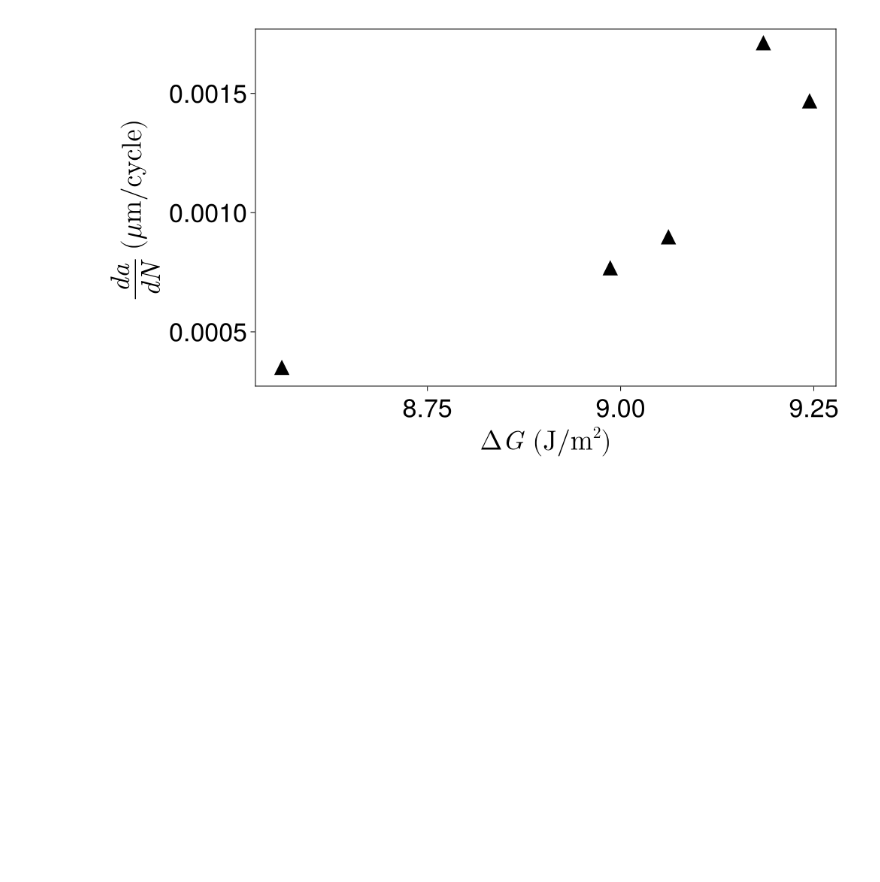
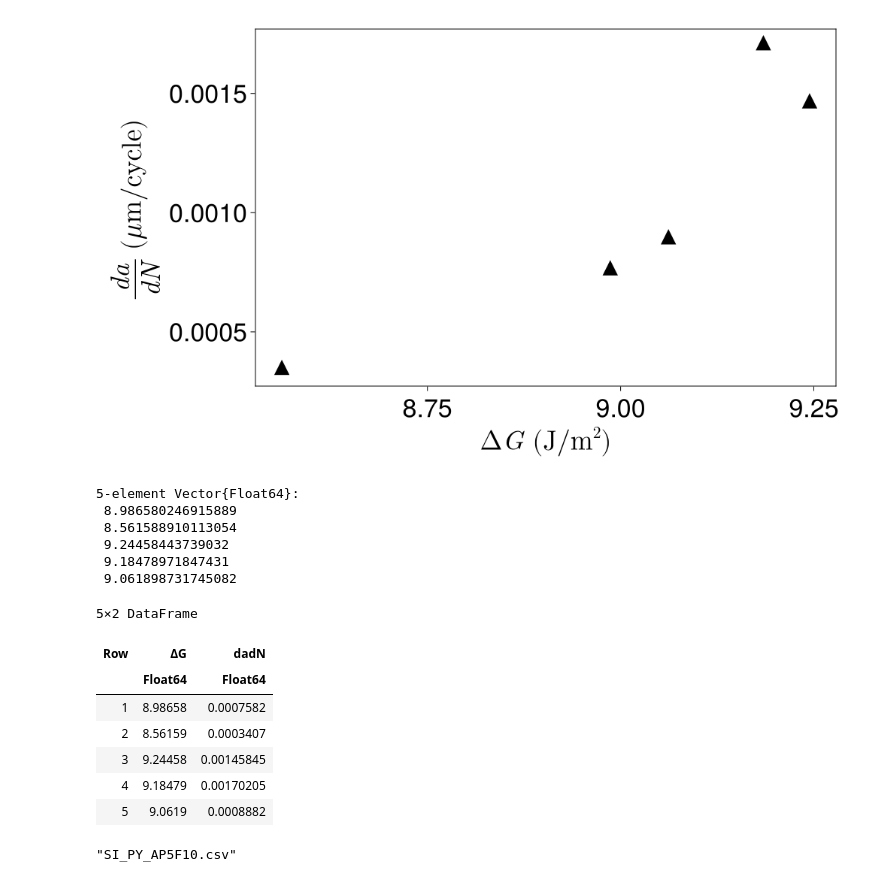
Before and after one commit to pandamec/Rini, a Jupyter notebook: test temp/20251113_AP5F10_Correlation VCCT TPBModified.ipynb, the cells around one changed output. Saved outputs shown, nothing was run; the diff lists cells and outputs as text; code cells hidden in the pictures; blank space fills up the shorter version.

```diff
--- a/test temp/20251113_AP5F10_Correlation VCCT TPBModified.ipynb
+++ b/test temp/20251113_AP5F10_Correlation VCCT TPBModified.ipynb
@@ -716,3 +715,27 @@ CairoMakie.scatter!(ax, GII_exp, dadN;
 fig
 # %% [output]
 [figure]
+# %%
+GII_exp
+# %% [output]
+5-element Vector{Float64}:
+ 8.986580246915889
+ 8.561588910113054
+ 9.24458443739032
+ 9.18478971847431
+ 9.061898731745082
+# %%
+df = DataFrame(ΔG = GII_exp , dadN = dadN)
+# %% [output]
+5×2 DataFrame
+| Row | ΔG | dadN |
+|  | Float64 | Float64 |
+| 1 | 8.98658 | 0.0007582 |
+| 2 | 8.56159 | 0.0003407 |
+| 3 | 9.24458 | 0.00145845 |
+| 4 | 9.18479 | 0.00170205 |
+| 5 | 9.0619 | 0.0008882 |
+# %%
+CSV.write("SI_PY_AP5F10.csv", df)
+# %% [output]
+"SI_PY_AP5F10.csv"
```
Also changed, not shown: parts of 3 cells of this notebook, 3 other files.
